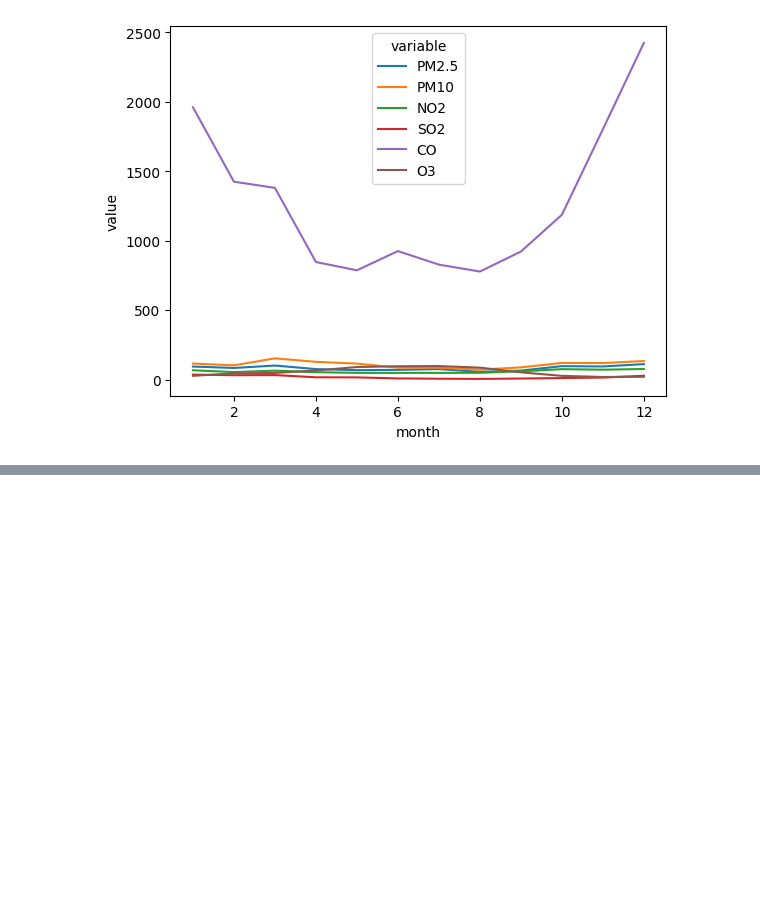
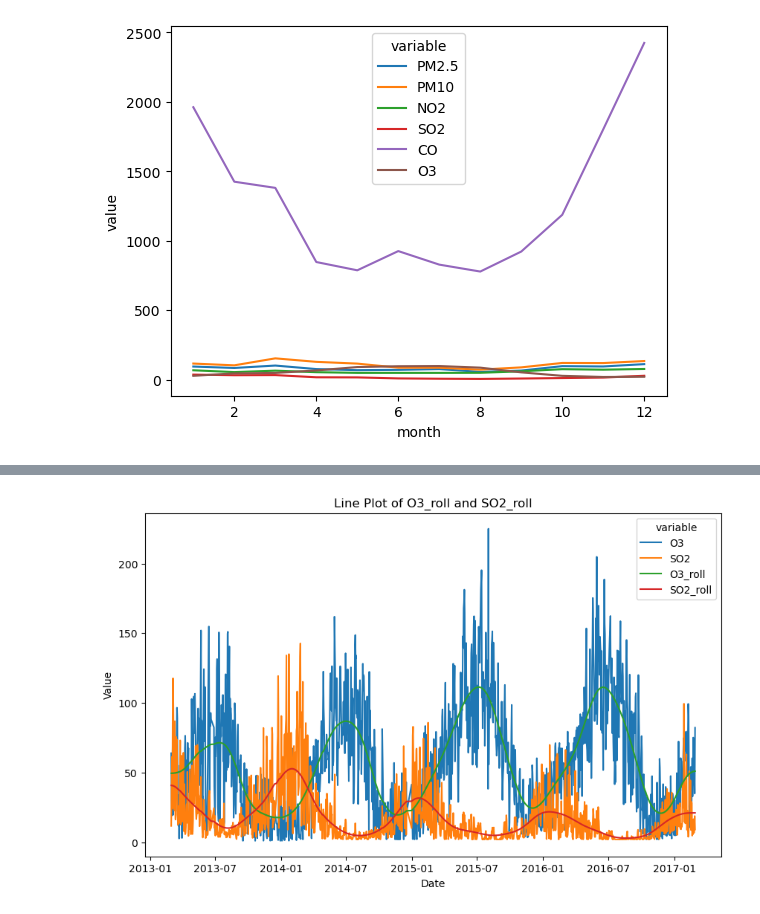
Before and after one commit to perthonBalans/SUSTC_Stat_217_Proj, a Jupyter notebook: Single_variable_analysis.ipynb, the cells around one changed output, grey strips where cells are left out. Saved outputs shown, nothing was run; the diff lists cells and outputs as text; code cells hidden in the pictures; blank space fills up the shorter version.

```diff
--- a/Single_variable_analysis.ipynb
+++ b/Single_variable_analysis.ipynb
@@ -102,0 +132,9 @@ sns.lineplot(x='date', y='value', hue='variable', data=pd.melt(Daily_pollutants,
+# %%
+plt.figure(figsize=(10, 6))
+sns.lineplot(x='date', y='value', hue='variable', data=pd.melt(O3_SO2.drop('year', axis=1), ['date']))
+plt.xlabel('Date')
+plt.ylabel('Value')
+plt.title('Line Plot of O3_roll and SO2_roll')
+plt.show()
+# %% [output]
+[figure, added]
```
Also changed, not shown: parts of 8 cells of this notebook, 3 other files.
